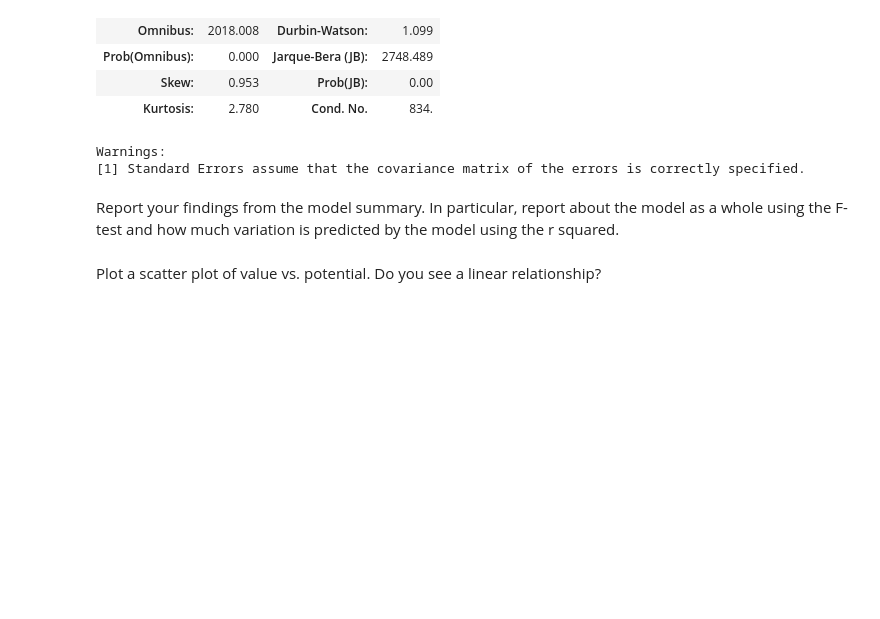
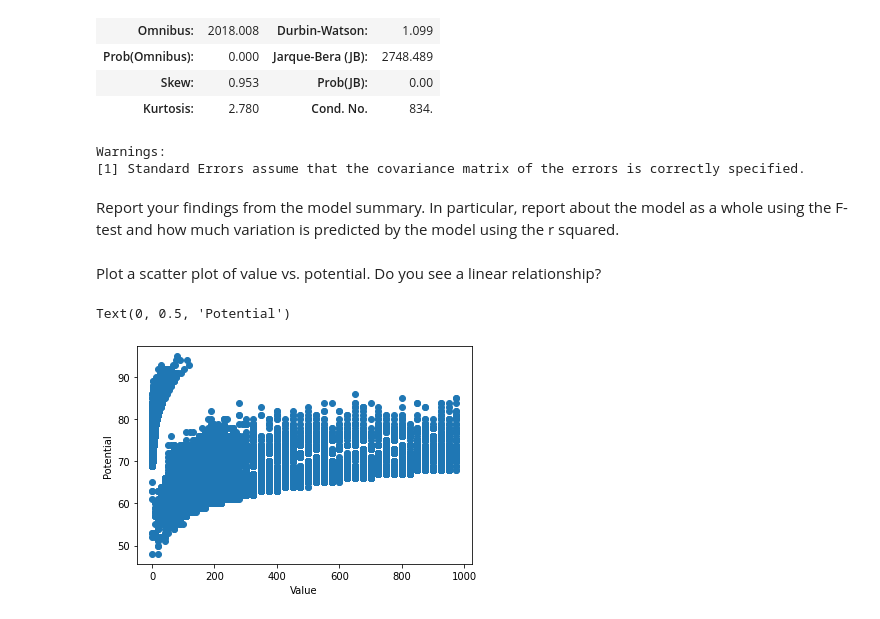
Before and after one commit to ironhack-datalabs/datamad0620, a Jupyter notebook: module-2/lab-correlation-tests-with-scipy/your-code/main.ipynb, the cells around one changed output. Saved outputs shown, nothing was run; the diff lists cells and outputs as text; code cells hidden in the pictures; blank space fills up the shorter version.

```diff
--- a/module-2/lab-correlation-tests-with-scipy/your-code/main.ipynb
+++ b/module-2/lab-correlation-tests-with-scipy/your-code/main.ipynb
@@ -200,8 +209,11 @@ Plot a scatter plot of value vs. potential. Do you see a linear relationship?
 # %%
 # Your code here:
 import matplotlib.pyplot as plt
 X=fifa["ValueNumeric"]
 Y=fifa["Potential"]
-plt.bar(X,Y)
+plt.scatter(X,Y)
 plt.xlabel("Value")
 plt.ylabel("Potential")
+# %% [output]
+Text(0, 0.5, 'Potential')
+[figure, added]
```
Also changed, not shown: parts of 8 cells of this notebook.
